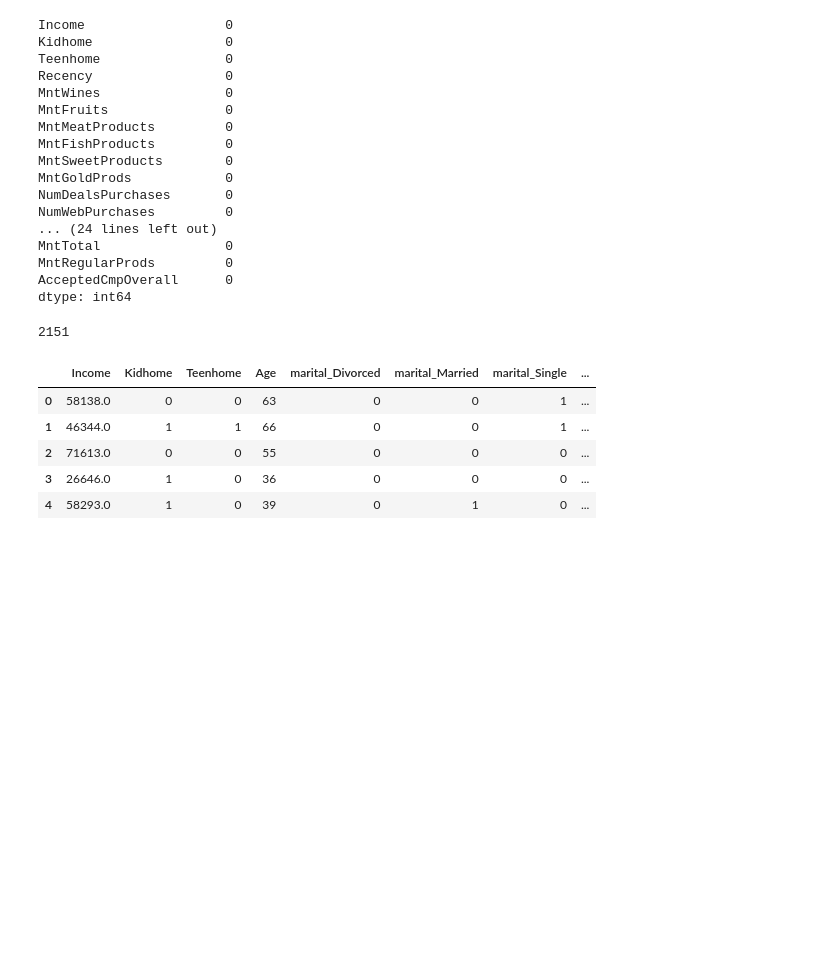
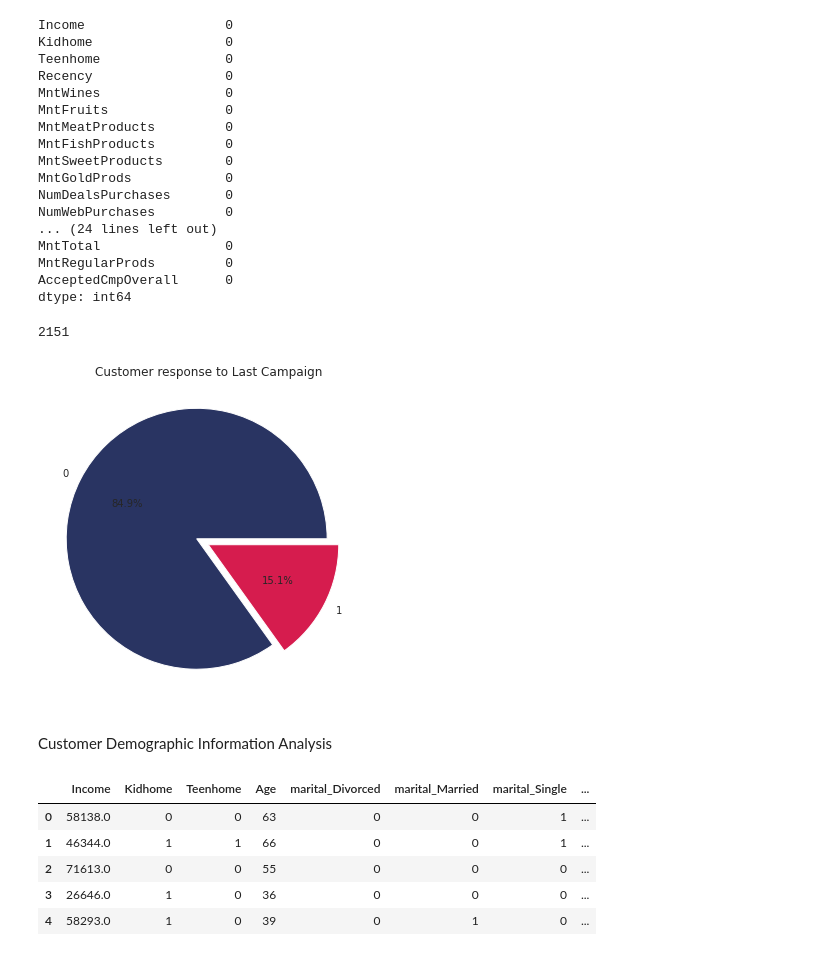
Before and after one commit to FMurunga/Marketing-Campaign-Analytics, a Jupyter notebook: Marketing_Campaign_Analysis.ipynb, the cells around one changed output. Cells and saved outputs as stored; diff of their text form; code cells hidden in the pictures; blank space fills up the shorter version.

```diff
--- a/Marketing_Campaign_Analysis.ipynb
+++ b/Marketing_Campaign_Analysis.ipynb
@@ -47,6 +47,21 @@ dtype: int64
 df['education_Basic'].value_counts()[0]
 # %% [output]
 2151
+# %%
+response_percentage = df['Response'].value_counts()*100/len(df)
+explode = (0.1,0.0)
+colors = ('#293462','#D61C4E')
+
+_, ax = plt.subplots(figsize=(10,6))
+ax = response_percentage \
+.plot(kind='pie', autopct='%.1f%%',colors =colors, explode=explode)
+ax.set_title("Customer response to Last Campaign")
+ax.set_ylabel('')
+plt.show()
+# %% [output]
+[figure, added]
+# %% [markdown]
+Customer Demographic Information Analysis
 # %%
 #separate demographic data for EDA
 df_demographics =df[['Income','Kidhome','Teenhome','Age',
```
Also changed, not shown: parts of 5 cells of this notebook.
